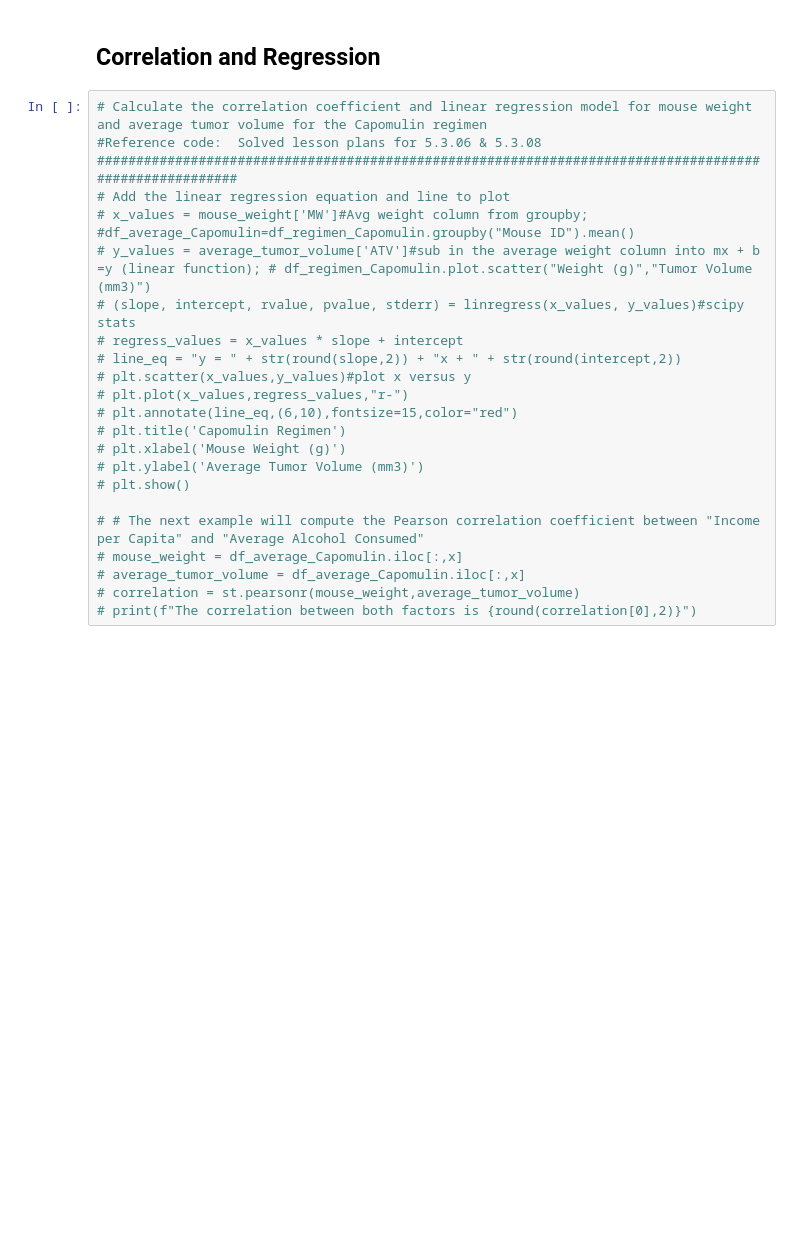
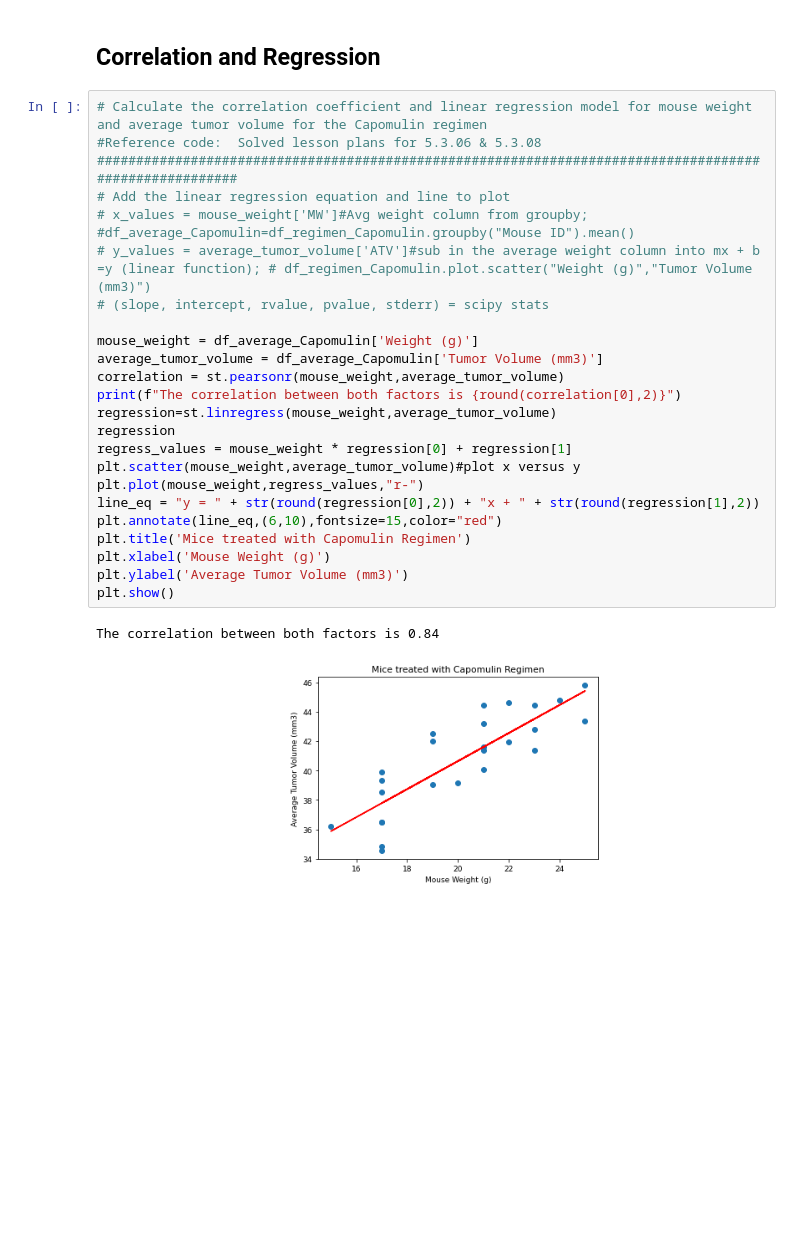
Before and after one commit to AnneNiemiec/Matplotlib, a Jupyter notebook: pymaceuticals.ipynb, the cells around one changed output. Saved outputs shown, nothing was run; the diff lists cells and outputs as text; blank space fills up the shorter version.

```diff
--- a/pymaceuticals.ipynb
+++ b/pymaceuticals.ipynb
@@ -369,23 +340,27 @@ plt.show()
 # %%
 # Calculate the correlation coefficient and linear regression model for mouse weight and average tumor volume for the Capomulin regimen
 #Reference code:  Solved lesson plans for 5.3.06 & 5.3.08
 #######################################################################################################
 # Add the linear regression equation and line to plot
 # x_values = mouse_weight['MW']#Avg weight column from groupby; #df_average_Capomulin=df_regimen_Capomulin.groupby("Mouse ID").mean()
 # y_values = average_tumor_volume['ATV']#sub in the average weight column into mx + b =y (linear function); # df_regimen_Capomulin.plot.scatter("Weight (g)","Tumor Volume (mm3)")
-# (slope, intercept, rvalue, pvalue, stderr) = linregress(x_values, y_values)#scipy stats
-# regress_values = x_values * slope + intercept
-# line_eq = "y = " + str(round(slope,2)) + "x + " + str(round(intercept,2))
-# plt.scatter(x_values,y_values)#plot x versus y
-# plt.plot(x_values,regress_values,"r-")
-# plt.annotate(line_eq,(6,10),fontsize=15,color="red")
-# plt.title('Capomulin Regimen')
-# plt.xlabel('Mouse Weight (g)')
-# plt.ylabel('Average Tumor Volume (mm3)')
-# plt.show()
+# (slope, intercept, rvalue, pvalue, stderr) = scipy stats
 
-# # The next example will compute the Pearson correlation coefficient between "Income per Capita" and "Average Alcohol Consumed"
-# mouse_weight = df_average_Capomulin.iloc[:,x]
-# average_tumor_volume = df_average_Capomulin.iloc[:,x]
-# correlation = st.pearsonr(mouse_weight,average_tumor_volume)
-# print(f"The correlation between both factors is {round(correlation[0],2)}")
+mouse_weight = df_average_Capomulin['Weight (g)']
+average_tumor_volume = df_average_Capomulin['Tumor Volume (mm3)']
+correlation = st.pearsonr(mouse_weight,average_tumor_volume)
+print(f"The correlation between both factors is {round(correlation[0],2)}")
+regression=st.linregress(mouse_weight,average_tumor_volume)
+regression
+regress_values = mouse_weight * regression[0] + regression[1]
+plt.scatter(mouse_weight,average_tumor_volume)#plot x versus y
+plt.plot(mouse_weight,regress_values,"r-")
+line_eq = "y = " + str(round(regression[0],2)) + "x + " + str(round(regression[1],2))
+plt.annotate(line_eq,(6,10),fontsize=15,color="red")
+plt.title('Mice treated with Capomulin Regimen')
+plt.xlabel('Mouse Weight (g)')
+plt.ylabel('Average Tumor Volume (mm3)')
+plt.show()
+# %% [output]
+The correlation between both factors is 0.84
+[figure, added]
```
Also changed, not shown: parts of 7 cells of this notebook.
